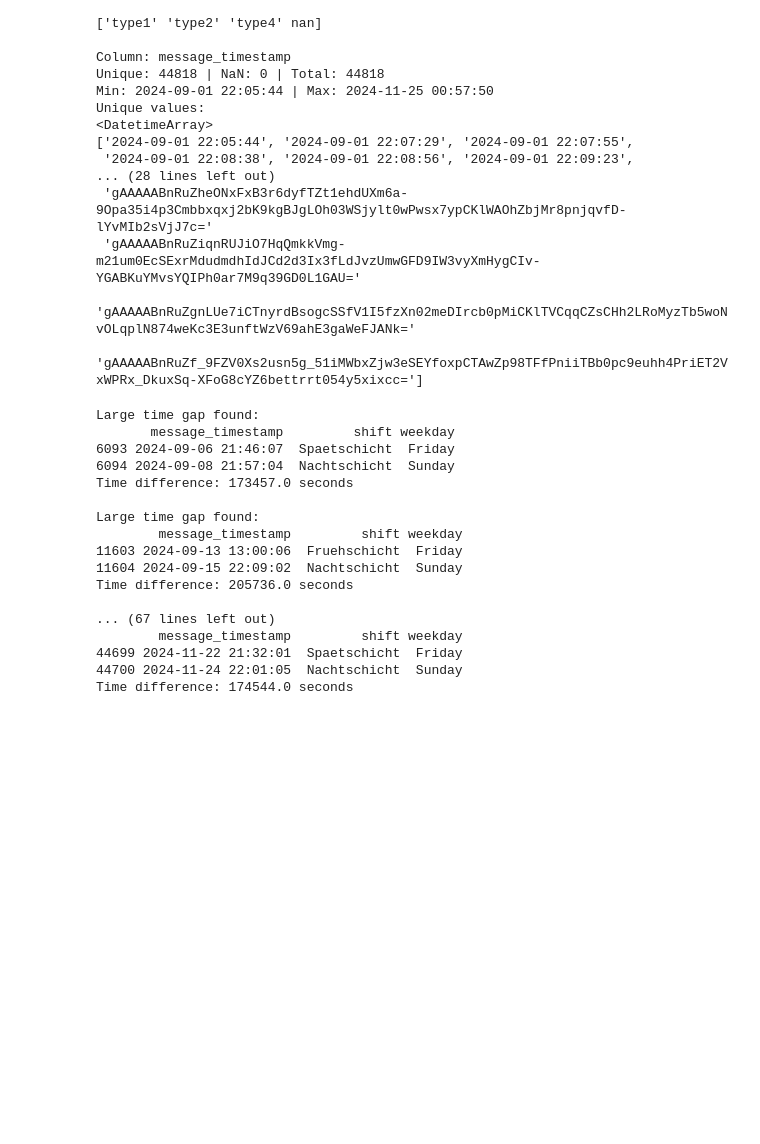
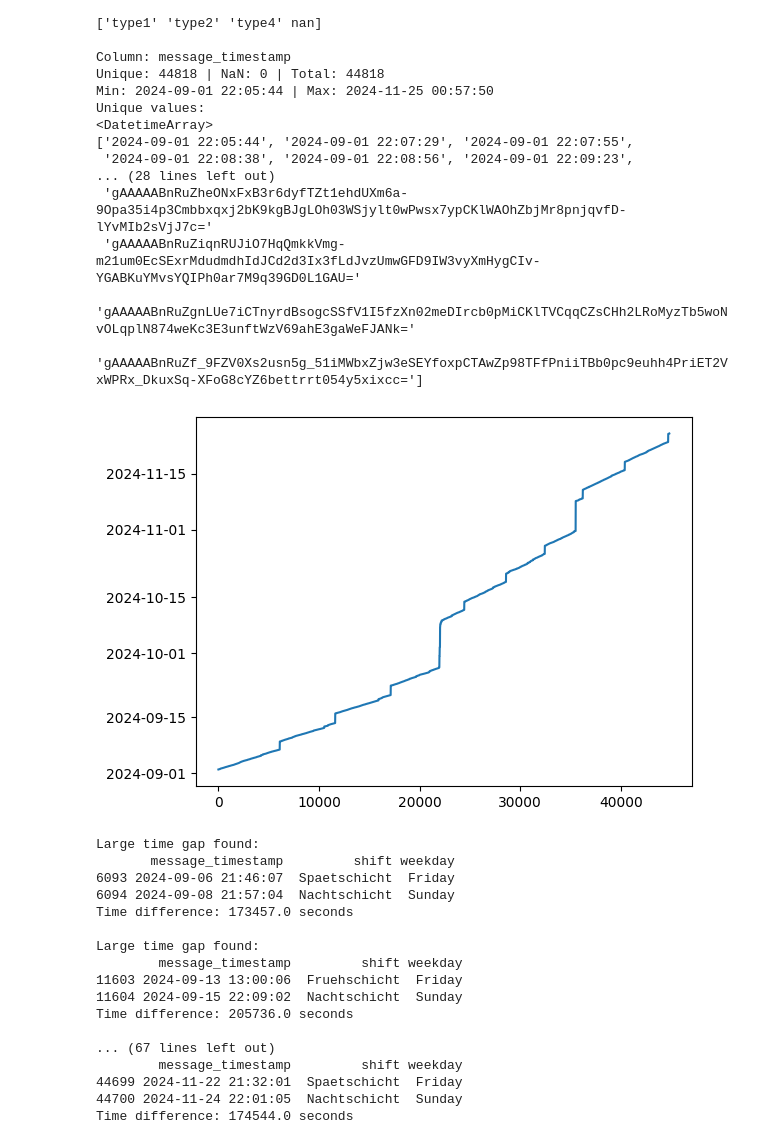
Before and after one commit to BurykinaA/bmw-hack, a Jupyter notebook: eda.ipynb, the cells around one changed output. Cells and saved outputs as stored; diff of their text form; code cells hidden in the pictures; blank space fills up the shorter version.

```diff
--- a/eda.ipynb
+++ b/eda.ipynb
@@ -48,19 +48,22 @@ Unique values:
  'gAAAAABnRuZgnLUe7iCTnyrdBsogcSSfV1I5fzXn02meDIrcb0pMiCKlTVCqqCZsCHh2LRoMyzTb5woNvOLqplN874weKc3E3unftWzV69ahE3gaWeFJANk='
  'gAAAAABnRuZf_9FZV0Xs2usn5g_51iMWbxZjw3eSEYfoxpCTAwZp98TFfPniiTBb0pc9euhh4PriET2VxWPRx_DkuxSq-XFoG8cYZ6bettrrt054y5xixcc=']
 # %%
-# df["message_timestamp"].plot()
+plt.plot(df["message_timestamp"].sort_values().to_numpy())
+plt.show()
+
 # Calculate time differences between consecutive rows
 time_diffs = df["message_timestamp"].diff().dt.total_seconds()
 
 # Find indices where time diff > 1000 seconds
 large_gaps = time_diffs[time_diffs > 50000].index
 
 # Show rows with large gaps and their previous rows
 for idx in large_gaps:
     print("\nLarge time gap found:")
     print(df.iloc[idx - 1 : idx + 1][["message_timestamp", "shift", "weekday"]])
     print(f"Time difference: {time_diffs[idx]:.1f} seconds")
 # %% [output]
+[figure, added]
 Large time gap found:
        message_timestamp         shift weekday
 6093 2024-09-06 21:46:07  Spaetschicht  Friday
```
Also changed, not shown: parts of 2 cells of this notebook.
